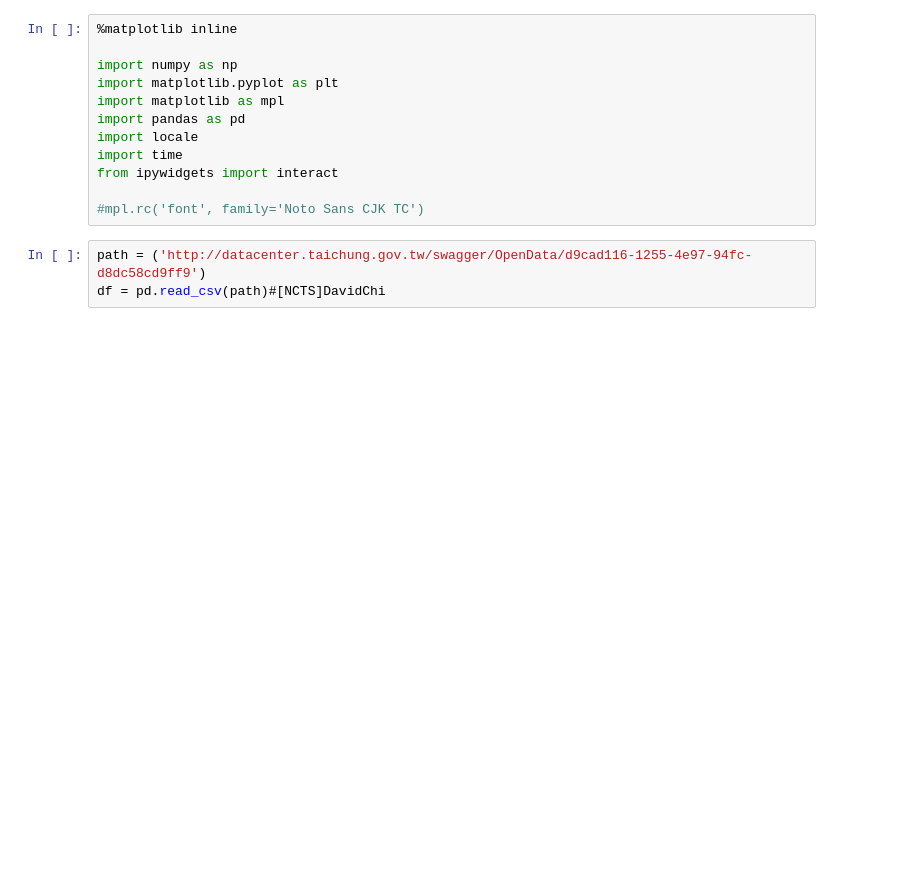
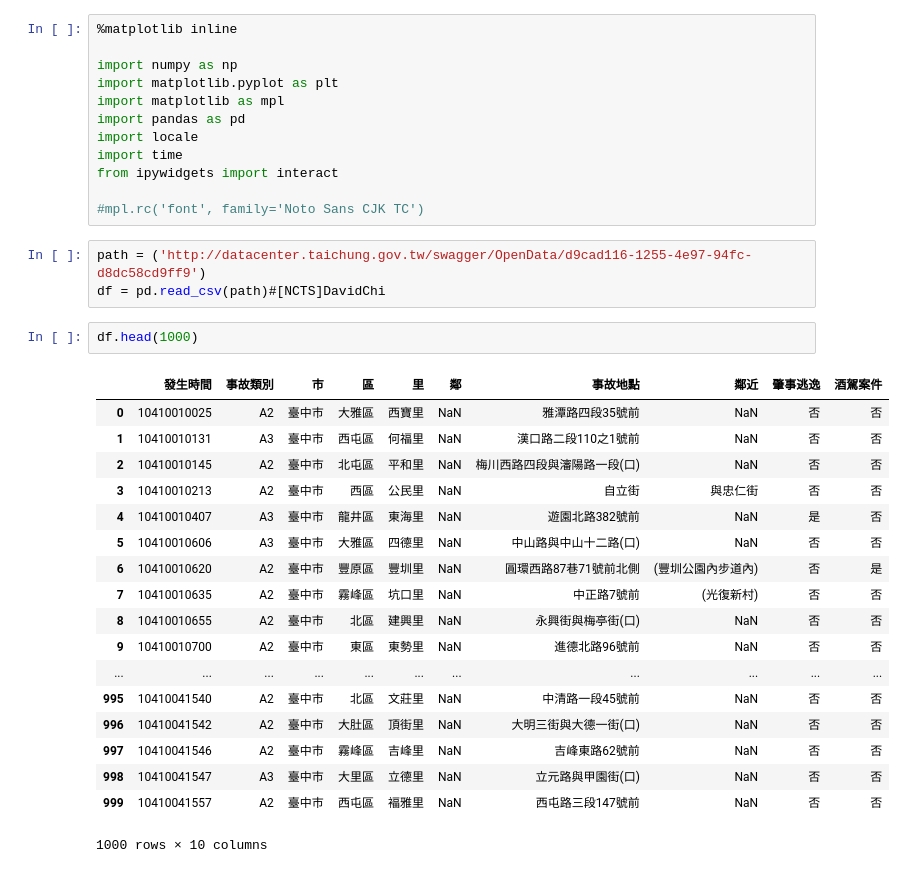
Before and after one commit to ChiDavid/ChiDavidPython, a Jupyter notebook: [NCTS]_Homework_Q4-1_DavidChi.ipynb, the cells around one changed output. Drawn from its saved outputs; the diff is of its cells as text; blank space fills up the shorter version.

```diff
--- a/[NCTS]_Homework_Q4-1_DavidChi.ipynb
+++ b/[NCTS]_Homework_Q4-1_DavidChi.ipynb
@@ -13,3 +13,24 @@ from ipywidgets import interact
 # %%
 path = ('http://datacenter.taichung.gov.tw/swagger/OpenData/d9cad116-1255-4e97-94fc-d8dc58cd9ff9')
 df = pd.read_csv(path)#[NCTS]DavidChi
+# %%
+df.head(1000)
+# %% [output]
+|  | 發生時間 | 事故類別 | 市 | 區 | 里 | 鄰 | 事故地點 | 鄰近 | 肇事逃逸 | 酒駕案件 |
+| 0 | 10410010025 | A2 | 臺中市 | 大雅區 | 西寶里 | NaN | 雅潭路四段35號前 | NaN | 否 | 否 |
+| 1 | 10410010131 | A3 | 臺中市 | 西屯區 | 何福里 | NaN | 漢口路二段110之1號前 | NaN | 否 | 否 |
+| 2 | 10410010145 | A2 | 臺中市 | 北屯區 | 平和里 | NaN | 梅川西路四段與瀋陽路一段(口) | NaN | 否 | 否 |
+| 3 | 10410010213 | A2 | 臺中市 | 西區 | 公民里 | NaN | 自立街 | 與忠仁街 | 否 | 否 |
+| 4 | 10410010407 | A3 | 臺中市 | 龍井區 | 東海里 | NaN | 遊園北路382號前 | NaN | 是 | 否 |
+| 5 | 10410010606 | A3 | 臺中市 | 大雅區 | 四德里 | NaN | 中山路與中山十二路(口) | NaN | 否 | 否 |
+| 6 | 10410010620 | A2 | 臺中市 | 豐原區 | 豐圳里 | NaN | 圓環西路87巷71號前北側 | (豐圳公園內步道內) | 否 | 是 |
+| 7 | 10410010635 | A2 | 臺中市 | 霧峰區 | 坑口里 | NaN | 中正路7號前 | (光復新村) | 否 | 否 |
+| 8 | 10410010655 | A2 | 臺中市 | 北區 | 建興里 | NaN | 永興街與梅亭街(口) | NaN | 否 | 否 |
+| 9 | 10410010700 | A2 | 臺中市 | 東區 | 東勢里 | NaN | 進德北路96號前 | NaN | 否 | 否 |
+| ... | ... | ... | ... | ... | ... | ... | ... | ... | ... | ... |
+| 995 | 10410041540 | A2 | 臺中市 | 北區 | 文莊里 | NaN | 中清路一段45號前 | NaN | 否 | 否 |
+| 996 | 10410041542 | A2 | 臺中市 | 大肚區 | 頂街里 | NaN | 大明三街與大德一街(口) | NaN | 否 | 否 |
+| 997 | 10410041546 | A2 | 臺中市 | 霧峰區 | 吉峰里 | NaN | 吉峰東路62號前 | NaN | 否 | 否 |
+| 998 | 10410041547 | A3 | 臺中市 | 大里區 | 立德里 | NaN | 立元路與甲園街(口) | NaN | 否 | 否 |
+| 999 | 10410041557 | A2 | 臺中市 | 西屯區 | 褔雅里 | NaN | 西屯路三段147號前 | NaN | 否 | 否 |
+1000 rows × 10 columns
```
Also changed, not shown: parts of 2 cells of this notebook.
